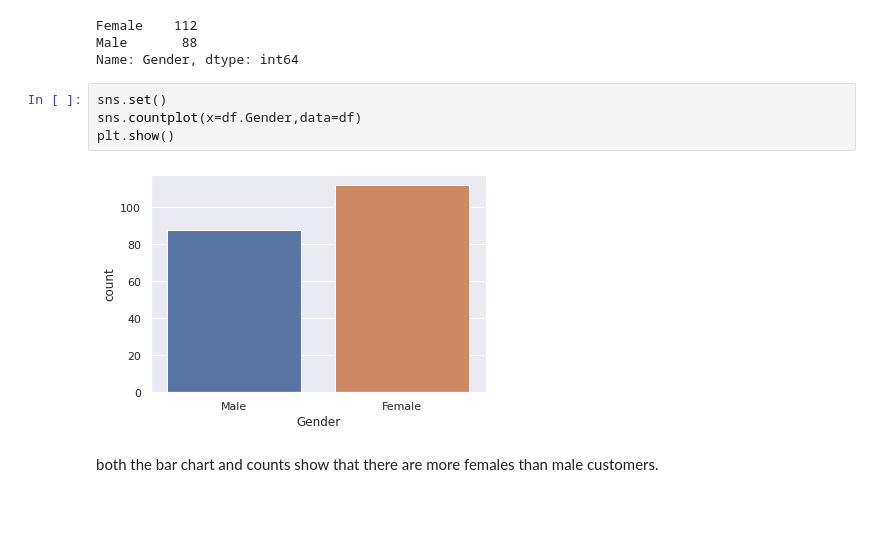
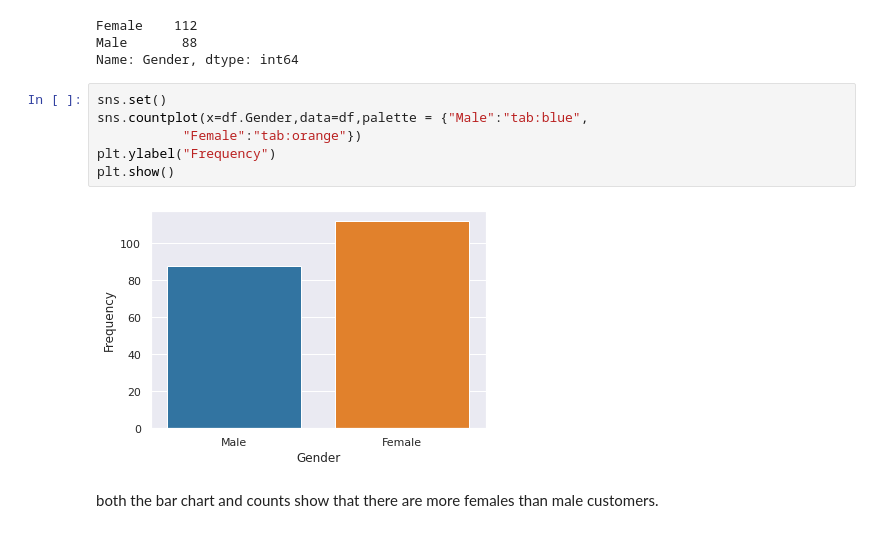
Before and after one commit to Raph-09/Mall-Customer-Segmentation-Project-Using-Clustering-ALgorithms, a Jupyter notebook: Mall_Customer_Segmentation_Project_Using_Clustering_Algorithms_ipynb.ipynb, the cells around one changed output. Drawn from its saved outputs; the diff is of its cells as text.

```diff
--- a/Mall_Customer_Segmentation_Project_Using_Clustering_Algorithms_ipynb.ipynb
+++ b/Mall_Customer_Segmentation_Project_Using_Clustering_Algorithms_ipynb.ipynb
@@ -147,10 +147,12 @@ Male       88
 Name: Gender, dtype: int64
 # %%
 sns.set()
-sns.countplot(x=df.Gender,data=df)
+sns.countplot(x=df.Gender,data=df,palette = {"Male":"tab:blue",
+           "Female":"tab:orange"})
+plt.ylabel("Frequency")
 plt.show()
 # %% [output]
-[figure, old version]
+[figure, new version]
 # %% [markdown]
 both the bar chart and counts show that there are more females than male customers.
 # %% [markdown]
```
Also changed, not shown: parts of 9 cells of this notebook.
